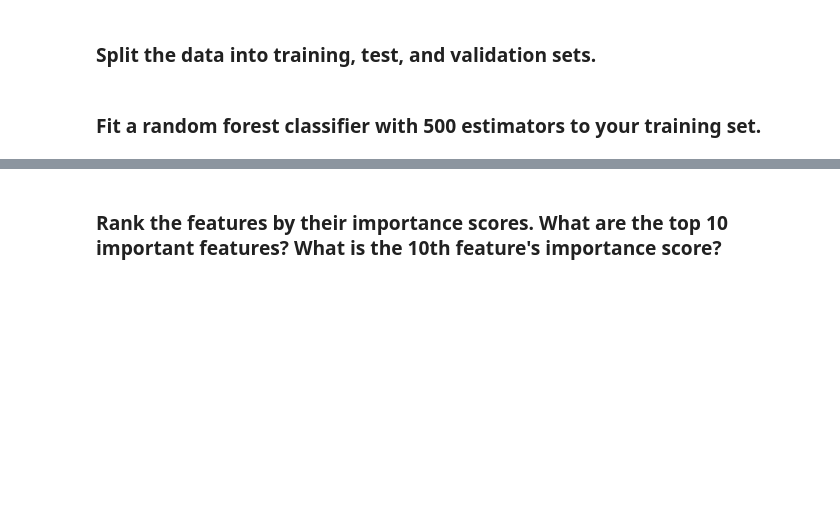
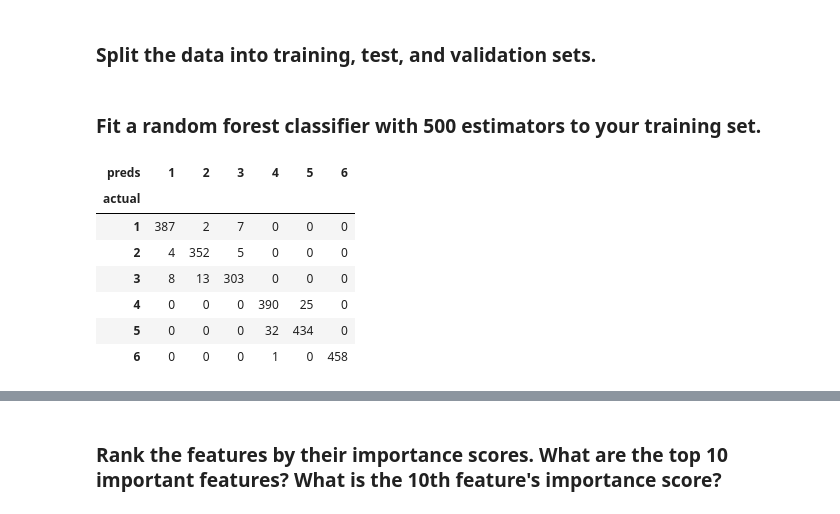
Before and after one commit to zadrozny/thinkful, a Jupyter notebook: u4_l2/u4_l2.ipynb, the cells around one changed output, grey strips where cells are left out. Saved outputs shown, nothing was run; the diff lists cells and outputs as text; code cells hidden in the pictures; blank space fills up the shorter version.

```diff
--- a/u4_l2/u4_l2.ipynb
+++ b/u4_l2/u4_l2.ipynb
@@ -144,6 +149,28 @@ val_data = df[(df['segment'] > .33) & (df['segment'] < .67)]
 test_data = df[df['segment'] > .67]
 # %% [markdown]
 ### Fit a random forest classifier with 500 estimators to your training set.
+# %%
+features = df.columns[:500]
+clf = RandomForestClassifier(n_jobs=2)
+
+#y, _ = pd.factorize(train_data['y'])
+#y = [n+1 for n in y] # Offset
+#clf.fit(train_data[features], y)
+
+clf.fit(train_data[features], train_data['y'])
+
+preds_test = clf.predict(test_data[features])
+
+pd.crosstab(test_data['y'], preds_test, rownames=['actual'], colnames=['preds'])
+# %% [output]
+| preds | 1 | 2 | 3 | 4 | 5 | 6 |
+| actual |  |  |  |  |  |  |
+| 1 | 387 | 2 | 7 | 0 | 0 | 0 |
+| 2 | 4 | 352 | 5 | 0 | 0 | 0 |
+| 3 | 8 | 13 | 303 | 0 | 0 | 0 |
+| 4 | 0 | 0 | 0 | 390 | 25 | 0 |
+| 5 | 0 | 0 | 0 | 32 | 434 | 0 |
+| 6 | 0 | 0 | 0 | 1 | 0 | 458 |
 # %%
 # Adapting the Iris example: http://blog.yhat.com/posts/random-forests-in-python.html
 features = df.columns[:500]
```
Also changed, not shown: parts of 18 cells of this notebook.
